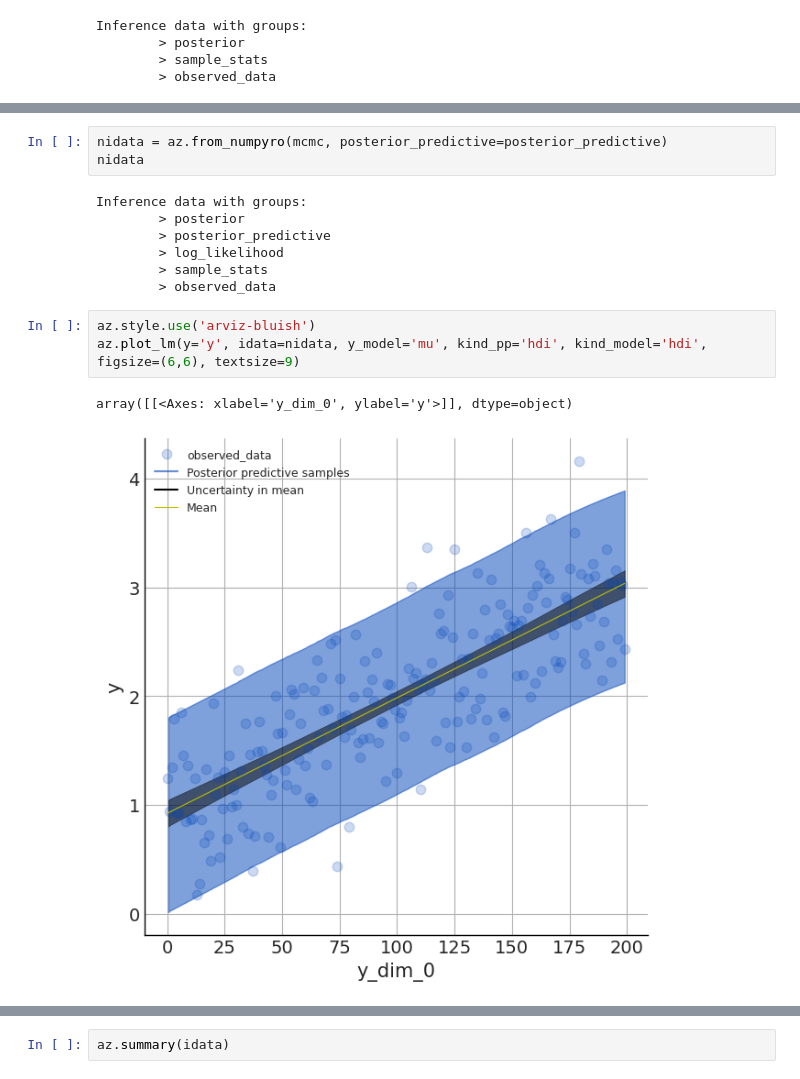
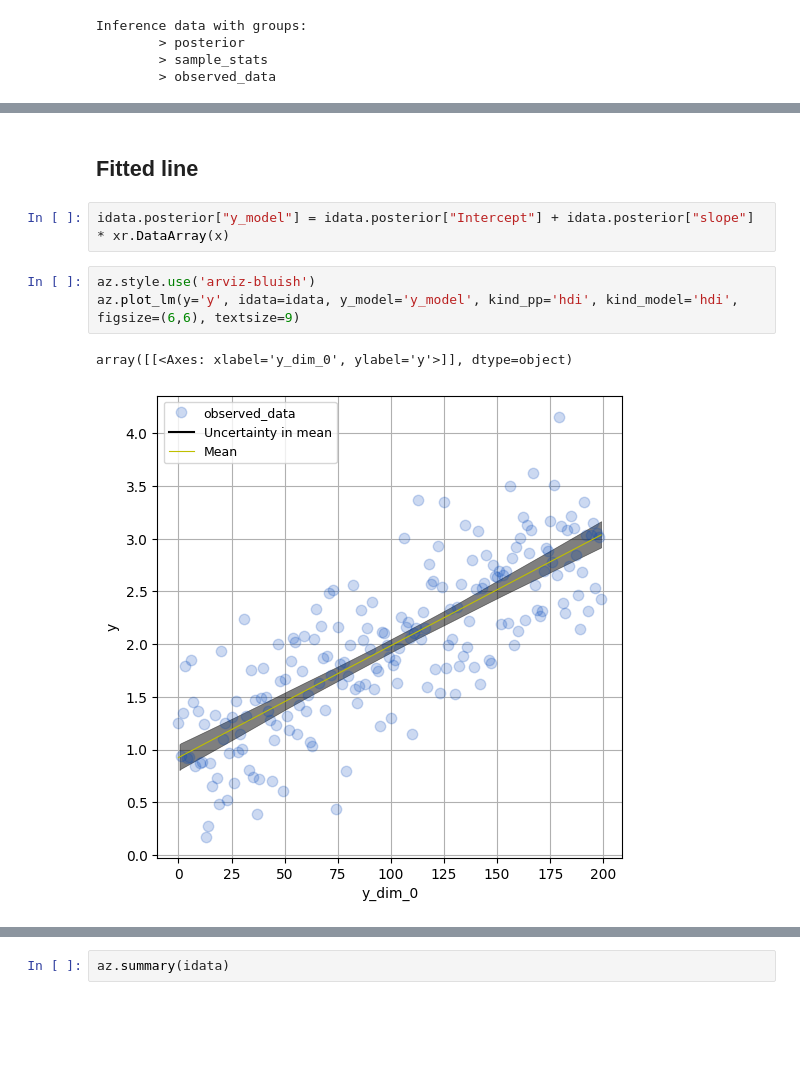
Before and after one commit to banditkings/learning-causal-impact, a Jupyter notebook: notebooks/pymc/0.0-pymc-linear_model.ipynb, the cells around one changed output, grey strips where cells are left out. Cells and saved outputs as stored; diff of their text form; blank space fills up the shorter version.

```diff
--- a/notebooks/pymc/0.0-pymc-linear_model.ipynb
+++ b/notebooks/pymc/0.0-pymc-linear_model.ipynb
@@ -159,16 +102,10 @@ posterior_predictive = predictive(random.PRNGKey(1), x=x, y=None)
-# %%
-nidata = az.from_numpyro(mcmc, posterior_predictive=posterior_predictive)
-nidata
-# %% [output]
-Inference data with groups:
-        > posterior
-        > posterior_predictive
-        > log_likelihood
-        > sample_stats
-        > observed_data
+# %% [markdown]
+## Fitted line
+# %%
+idata.posterior["y_model"] = idata.posterior["Intercept"] + idata.posterior["slope"] * xr.DataArray(x)
 # %%
 az.style.use('arviz-bluish')
-az.plot_lm(y='y', idata=nidata, y_model='mu', kind_pp='hdi', kind_model='hdi', figsize=(6,6), textsize=9)
+az.plot_lm(y='y', idata=idata, y_model='y_model', kind_pp='hdi', kind_model='hdi', figsize=(6,6), textsize=9)
 # %% [output]
 array([[<Axes: xlabel='y_dim_0', ylabel='y'>]], dtype=object)
-[figure, old version]
+[figure, new version]
```
Also changed, not shown: parts of 13 cells of this notebook, 6 other files.
